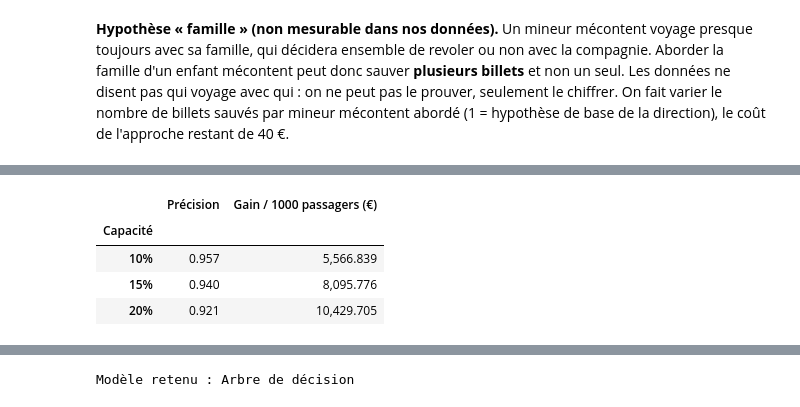
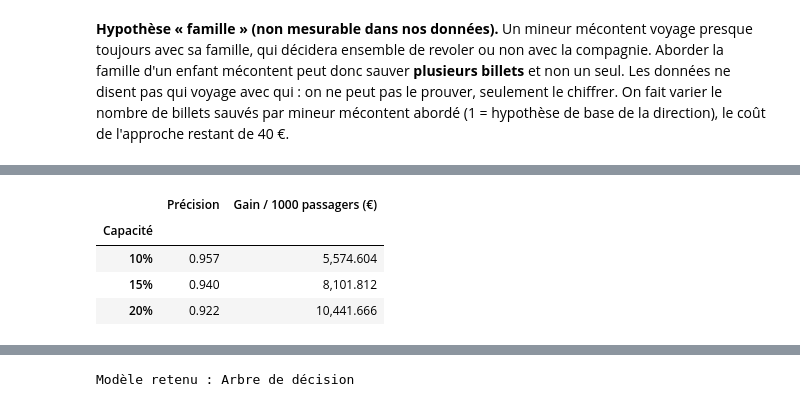
Before and after one commit to Esteban-13/rush_3, a Jupyter notebook: notebooks/04_modeles.ipynb, the cells around one changed output, grey strips where cells are left out. Cells and saved outputs as stored; diff of their text form; code cells hidden in the pictures.

```diff
--- a/notebooks/04_modeles.ipynb
+++ b/notebooks/04_modeles.ipynb
@@ -83,5 +85,8 @@ Règle de référence : Voyage personnel
 # %%
-scores = {f"Règle : {meilleure_regle}": mu.REGLES[meilleure_regle](df).to_numpy()}
+scores = {
+    f"Règle : {meilleure_regle}": mu.REGLES[meilleure_regle](df).to_numpy(),
+    mu.NOM_REGLE_3_QUESTIONS: mu.regle_3_questions(df).to_numpy(),
+}
 for nom, fabrique in mu.MODELES.items():
     scores[nom] = mu.scores_hors_pli(df, y, fabrique, decoupage)
 # %% [markdown]
@@ -232,14 +261,14 @@ variantes_cv
 # %%
 # d) Gain de l'arbre si les équipes pouvaient aborder plus de passagers
 capacites = pd.DataFrame({
-    f"{p:.0%}": mu.evaluer(y, score_arbre, p) for p in [0.10, 0.15, 0.20]
+    f"{p:.0%}": mu.cv(y, score_arbre, decoupage, capacite=p).mean() for p in [0.10, 0.15, 0.20]
 }).T[["Précision top 10 %", "Gain / 1000 passagers (€)"]].rename(columns={"Précision top 10 %": "Précision"})
 capacites.index.name = "Capacité"
 capacites.to_csv(RESULTATS / "04_gain_selon_capacite.csv")
 capacites
 # %% [output]
 |  | Précision | Gain / 1000 passagers (€) |
 | Capacité |  |  |
-| 10% | 0.957 | 5,566.839 |
-| 15% | 0.940 | 8,095.776 |
-| 20% | 0.921 | 10,429.705 |
+| 10% | 0.957 | 5,574.604 |
+| 15% | 0.940 | 8,101.812 |
+| 20% | 0.922 | 10,441.666 |
```
Also changed, not shown: parts of 12 cells of this notebook, 8 other files.
